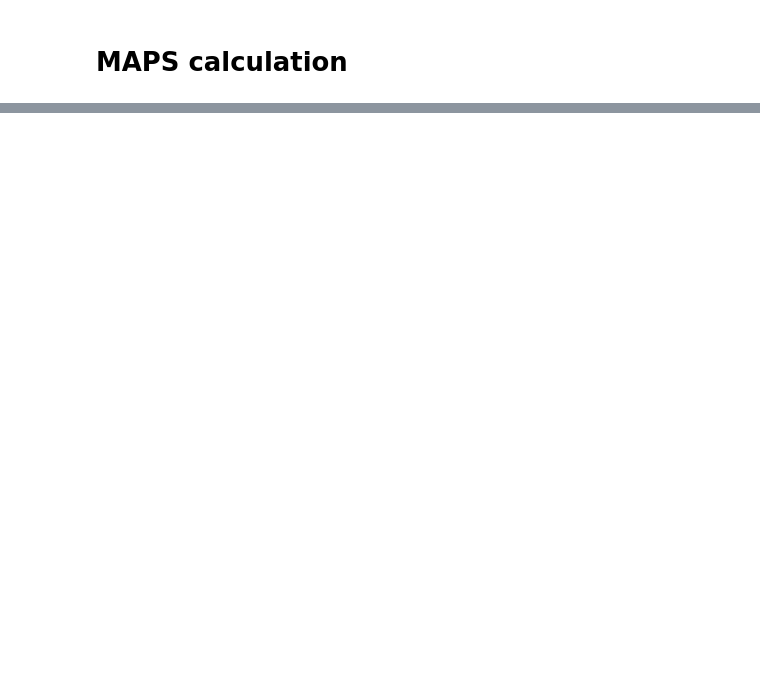
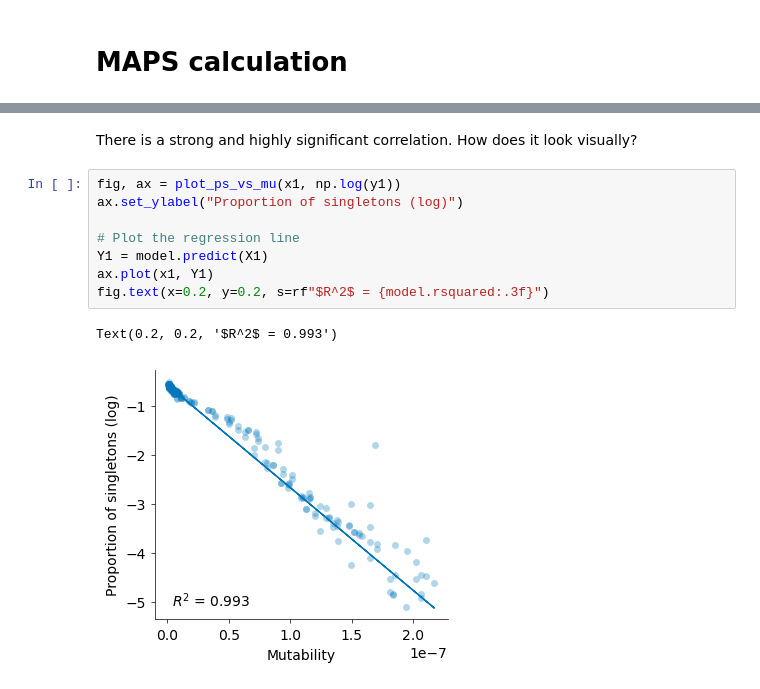
Before and after one commit to alexblakes/regional_nonsense_constraint, a Jupyter notebook: scripts_statistics/maps_calculation.ipynb, the cells around one changed output, grey strips where cells are left out. Saved outputs shown, nothing was run; the diff lists cells and outputs as text; blank space fills up the shorter version.

```diff
--- a/scripts_statistics/maps_calculation.ipynb
+++ b/scripts_statistics/maps_calculation.ipynb
@@ -54,0 +100,13 @@ plt.savefig("../plots/proportion_singletons_synonymous_vs_mu.svg", format="svg")
+# %% [markdown]
+There is a strong and highly significant correlation. How does it look visually?
+# %%
+fig, ax = plot_ps_vs_mu(x1, np.log(y1))
+ax.set_ylabel("Proportion of singletons (log)")
+
+# Plot the regression line
+Y1 = model.predict(X1)
+ax.plot(x1, Y1)
+fig.text(x=0.2, y=0.2, s=rf"$R^2$ = {model.rsquared:.3f}")
+# %% [output]
+Text(0.2, 0.2, '$R^2$ = 0.993')
+[figure, added]
```
Also changed, not shown: parts of 26 cells of this notebook.
